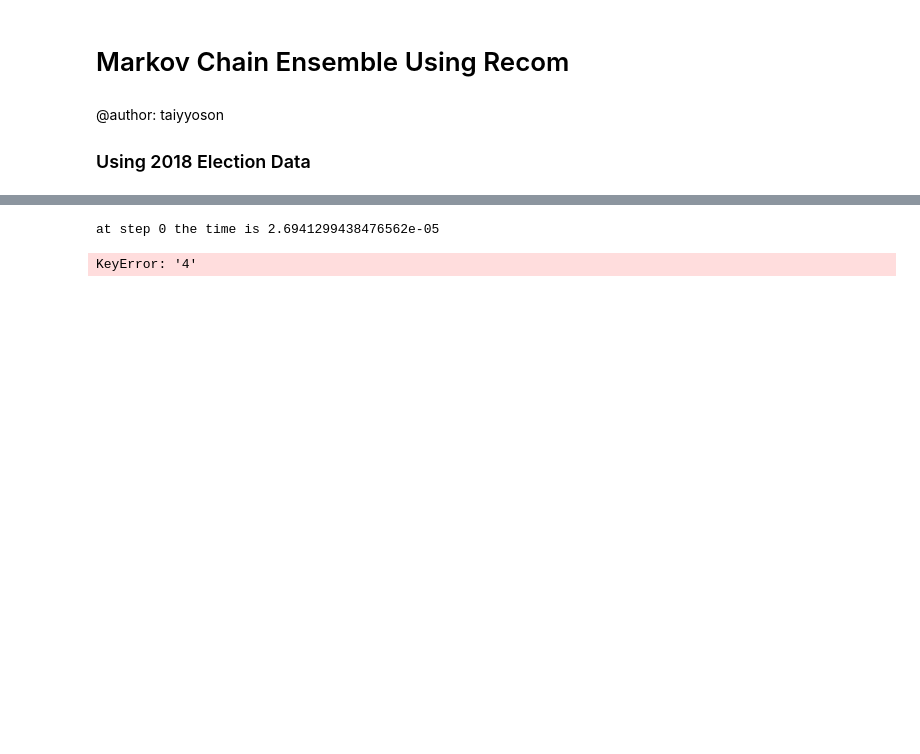
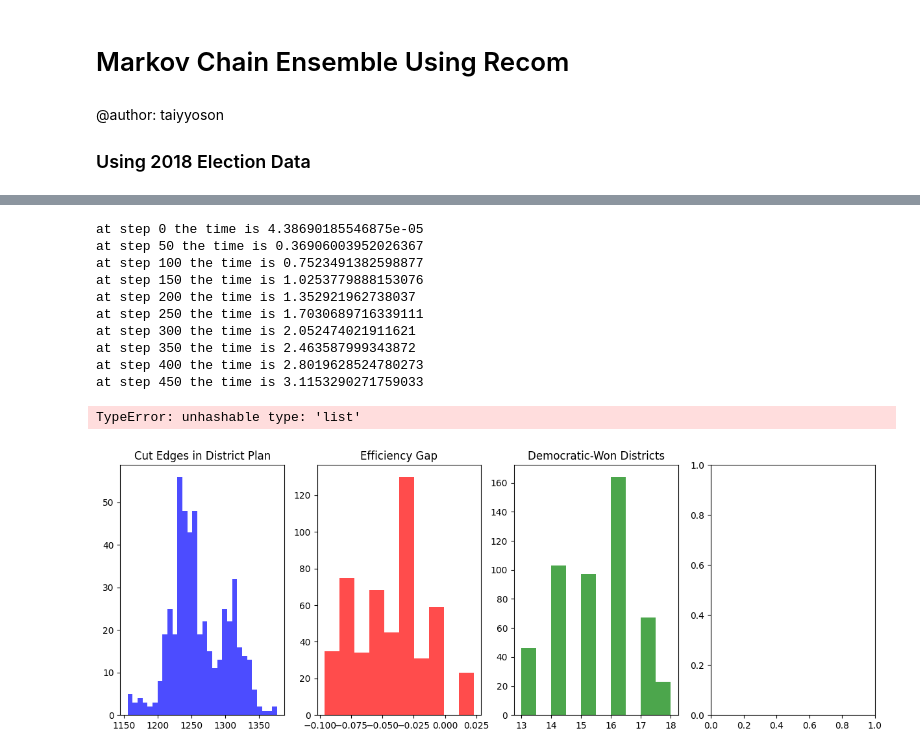
Before and after one commit to laurencelo1/gerrymandering-analysis, a Jupyter notebook: gerrychain_SC_taiyo_test.ipynb, the cells around one changed output, grey strips where cells are left out. Cells and saved outputs as stored; diff of their text form; code cells hidden in the pictures; blank space fills up the shorter version.

```diff
--- a/gerrychain_SC_taiyo_test.ipynb
+++ b/gerrychain_SC_taiyo_test.ipynb
@@ -114,35 +114,45 @@ for i in range(2):
         total_steps=num_steps ## sample step count for now
     )
 
     cut_edges_list = []
     dem_wins_list = []
     EG_list = []
     start_time = time.time()
     for step, part in enumerate(chain):
         if step%50 == 0:
             print(f"at step {step} the time is {time.time() - start_time}")
         cut_edges_list.append(part["number_cut_edges"])
-        dem_wins_list.append(part["democratic_wins"])
-        EG_list.append(part["G18ATGD"].efficiency_gap())
+        dem_wins_list.append(part["G18ATG"].seats("Democratic"))
+        EG_list.append(part["G18ATG"].efficiency_gap())
 
     ## plotting histograms
     fig, axes = plt.subplots(1, 4, figsize=(15, 5))
 
     axes[0].hist(cut_edges_list, bins=30, color='blue', alpha=0.7)
     axes[0].set_title("Cut Edges in District Plan")
 
     axes[1].hist(EG_list, bins=10, color='red', alpha=0.7)
     axes[1].set_title("Efficiency Gap")
 
     axes[2].hist(dem_wins_list, bins=10, color='green', alpha=0.7)
     axes[2].set_title("Democratic-Won Districts")
 
     ## plotting marginal box plots of partisan vote shares by district
-    axes[3].boxplot([part["G18ATGD"].values(), part["G18ATGR"].values()])
+    axes[3].boxplot(x=part["G18ATG"].seats(["Democratic"]))
     axes[3].set_title("Partisan Vote Shares")
 
     print(f"finished run {i+1} with {num_steps} steps")
     num_steps *= 2
 # %% [output]
-at step 0 the time is 2.6941299438476562e-05
+at step 0 the time is 4.38690185546875e-05
+at step 50 the time is 0.36906003952026367
+at step 100 the time is 0.7523491382598877
+at step 150 the time is 1.0253779888153076
+at step 200 the time is 1.352921962738037
+at step 250 the time is 1.7030689716339111
+at step 300 the time is 2.052474021911621
+at step 350 the time is 2.463587999343872
+at step 400 the time is 2.8019628524780273
+at step 450 the time is 3.1153290271759033
-KeyError: '4'
+TypeError: unhashable type: 'list'
+[figure, added]
```
Also changed, not shown: parts of 1 cell of this notebook, 1 other file.
